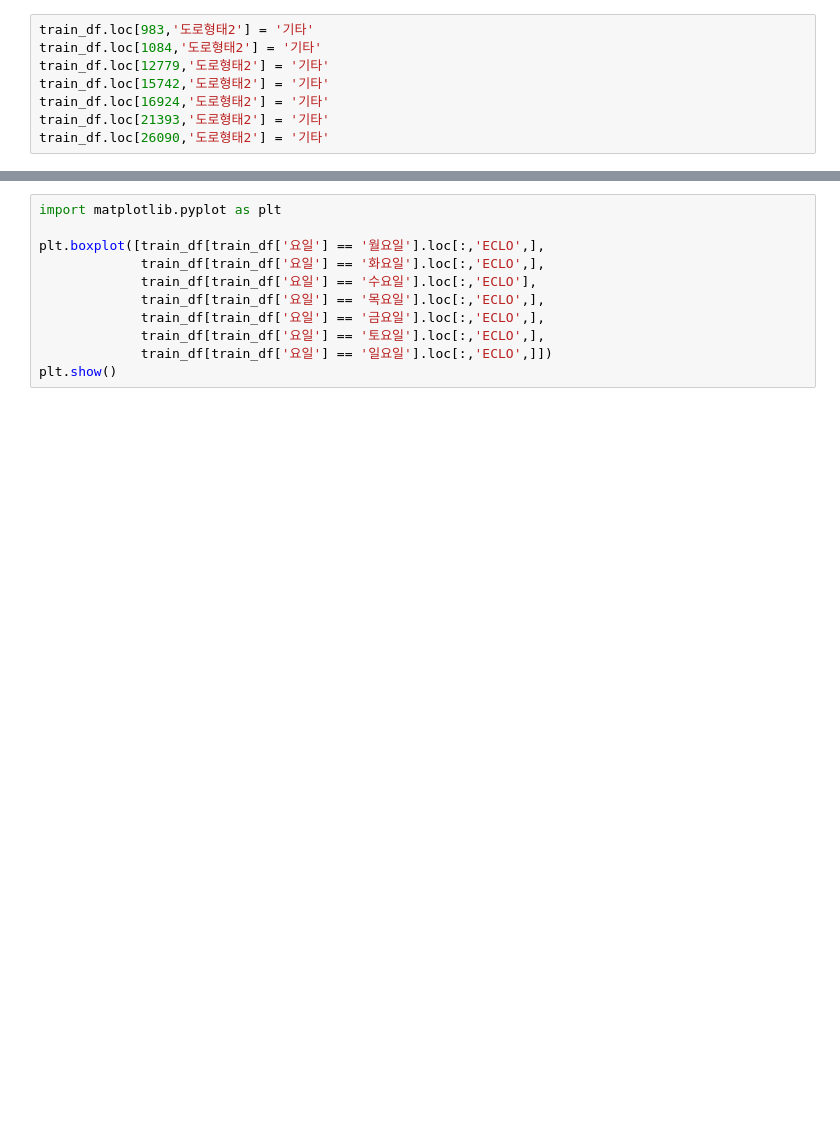
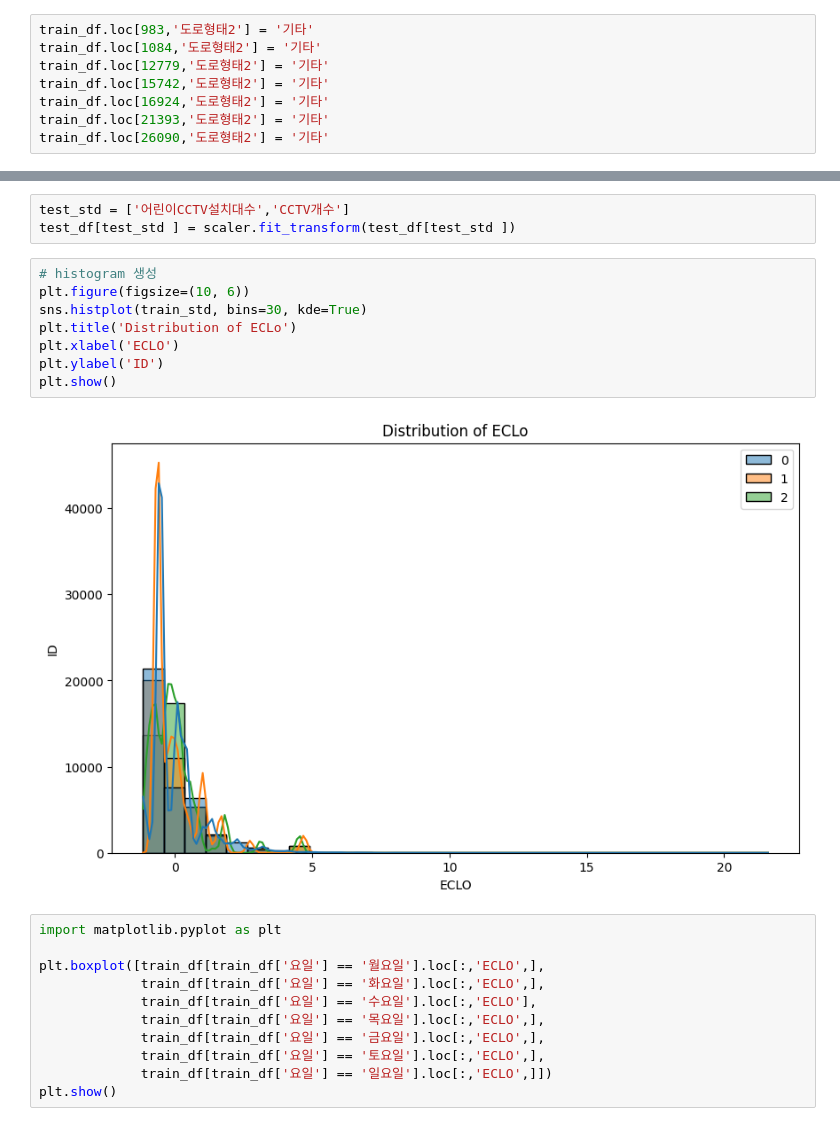
Before and after one commit to JinsolKN/daegu_traffic, a Jupyter notebook: xgboost.ipynb, the cells around one changed output, grey strips where cells are left out. Drawn from its saved outputs; the diff is of its cells as text; blank space fills up the shorter version.

```diff
--- a/xgboost.ipynb
+++ b/xgboost.ipynb
@@ -437,3 +415,16 @@ eda_train = pd.read_csv('/content/drive/MyDrive/colab/daegu_traffic/train.csv')
+# %%
+test_std = ['어린이CCTV설치대수','CCTV개수']
+test_df[test_std ] = scaler.fit_transform(test_df[test_std ])
+# %%
+# histogram 생성
+plt.figure(figsize=(10, 6))
+sns.histplot(train_std, bins=30, kde=True)
+plt.title('Distribution of ECLo')
+plt.xlabel('ECLO')
+plt.ylabel('ID')
+plt.show()
+# %% [output]
+[figure, added]
 # %%
 import matplotlib.pyplot as plt
 
```
Also changed, not shown: parts of 15 cells of this notebook.
